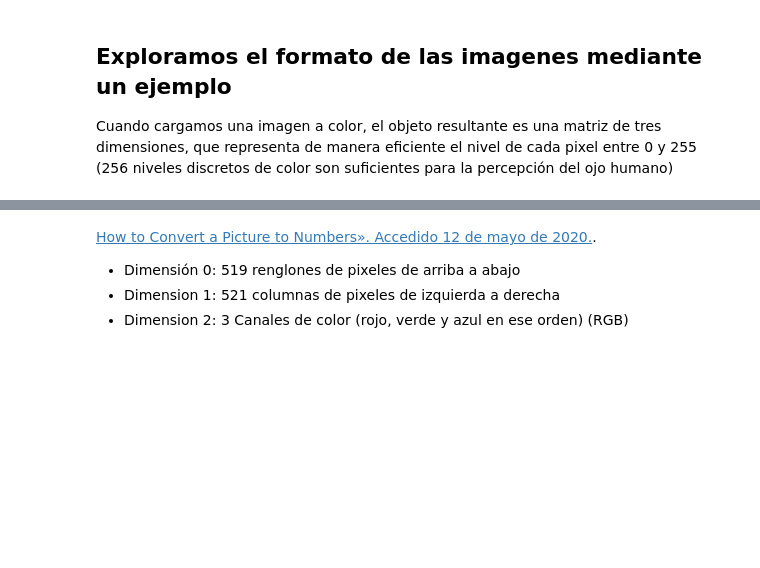
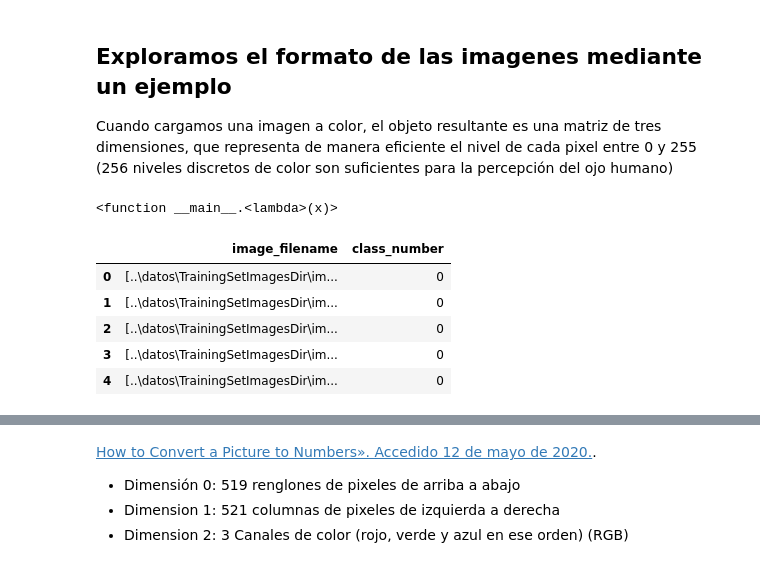
Before and after one commit to amiguelhdz/dataScience, a Jupyter notebook: notebooks/Selección_de_casos.ipynb, the cells around one changed output, grey strips where cells are left out. Saved outputs shown, nothing was run; the diff lists cells and outputs as text; code cells hidden in the pictures; blank space fills up the shorter version.

```diff
--- a/notebooks/Selección_de_casos.ipynb
+++ b/notebooks/Selección_de_casos.ipynb
@@ -73,9 +102,25 @@ Cuando cargamos una imagen a color, el objeto resultante es una matriz de tres d
 datos = df
 # %%
 pathImages = os.path.join(os.path.pardir,'datos','TrainingSetImagesDir')
+# %%
+def cuadrado(x):
+    return x**2
+
+lambda x: x**2
+# %% [output]
+<function __main__.<lambda>(x)>
 # %%
 # Filtramos las imágenes de las clases 0 y 3, tejido sano y cancerígenas
 datos['image_filename'] = df['image_filename'].apply(lambda row: [os.path.join(pathImages, row)])
+# %%
+datos.head()
+# %% [output]
+|  | image_filename | class_number |
+| 0 | [..\datos\TrainingSetImagesDir\im... | 0 |
+| 1 | [..\datos\TrainingSetImagesDir\im... | 0 |
+| 2 | [..\datos\TrainingSetImagesDir\im... | 0 |
+| 3 | [..\datos\TrainingSetImagesDir\im... | 0 |
+| 4 | [..\datos\TrainingSetImagesDir\im... | 0 |
 # %%
 datos['image_filename'] = df['image_filename'].str.get(0)
 # %%
```
Also changed, not shown: parts of 12 cells of this notebook, 5 other files.
